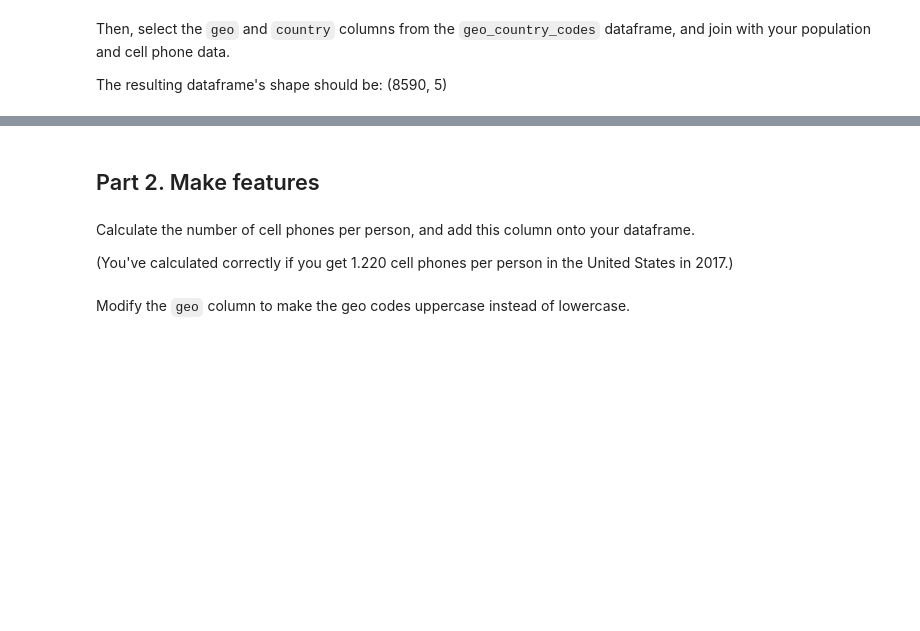
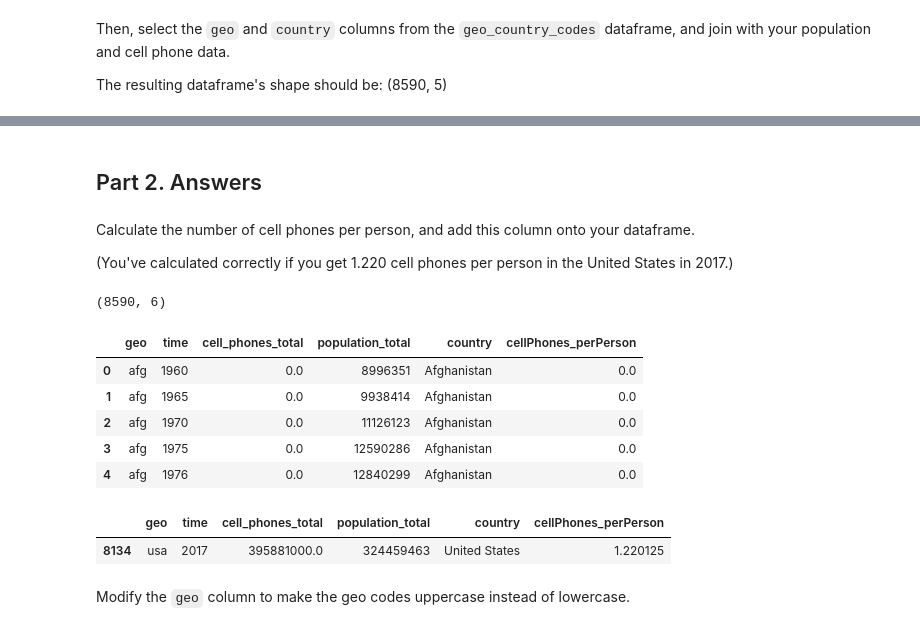
Before and after one commit to MrT3313/DS-Unit-1-Sprint-2-Data-Wrangling-and-Storytelling, a Jupyter notebook: DS-Unit-1-Sprint-Challenge-2.ipynb, the cells around one changed output, grey strips where cells are left out. Drawn from its saved outputs; the diff is of its cells as text; code cells hidden in the pictures; blank space fills up the shorter version.

```diff
--- a/DS-Unit-1-Sprint-Challenge-2.ipynb
+++ b/DS-Unit-1-Sprint-Challenge-2.ipynb
@@ -39,8 +97,26 @@ The resulting dataframe's shape should be: (8590, 5)
 # %% [markdown]
-## Part 2. Make features
+## Part 2. Answers
 # %% [markdown]
 Calculate the number of cell phones per person, and add this column onto your dataframe.
 
 (You've calculated correctly if you get 1.220 cell phones per person in the United States in 2017.)
+# %%
+final['cellPhones_perPerson'] = final['cell_phones_total'] / final['population_total']
+
+print(final.shape)
+final.head()
+# %% [output]
+(8590, 6)
+|  | geo | time | cell_phones_total | population_total | country | cellPhones_perPerson |
+| 0 | afg | 1960 | 0.0 | 8996351 | Afghanistan | 0.0 |
+| 1 | afg | 1965 | 0.0 | 9938414 | Afghanistan | 0.0 |
+| 2 | afg | 1970 | 0.0 | 11126123 | Afghanistan | 0.0 |
+| 3 | afg | 1975 | 0.0 | 12590286 | Afghanistan | 0.0 |
+| 4 | afg | 1976 | 0.0 | 12840299 | Afghanistan | 0.0 |
+# %%
+final.loc[(final['time'] == 2017) & (final['country'] == 'United States')]
+# %% [output]
+|  | geo | time | cell_phones_total | population_total | country | cellPhones_perPerson |
+| 8134 | usa | 2017 | 395881000.0 | 324459463 | United States | 1.220125 |
 # %% [markdown]
 Modify the `geo` column to make the geo codes uppercase instead of lowercase.
```
Also changed, not shown: parts of 21 cells of this notebook.
